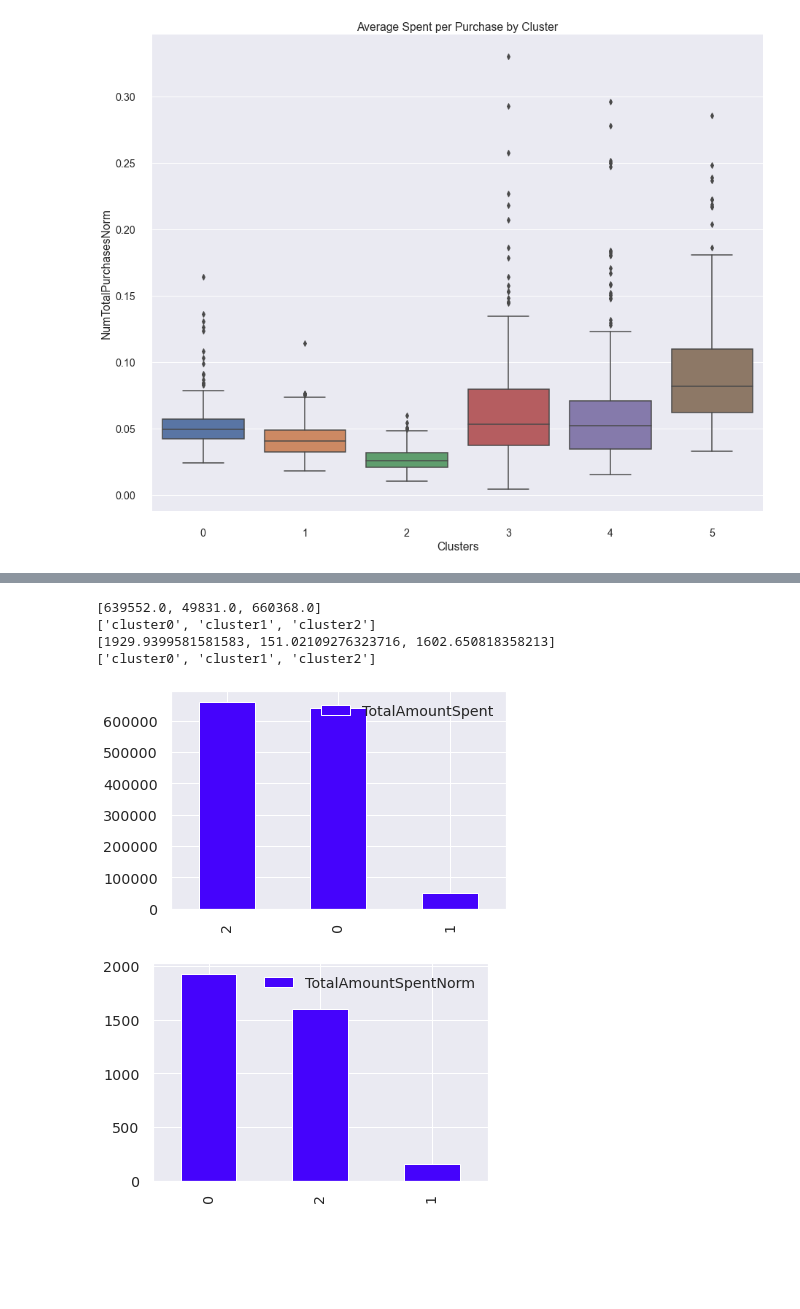
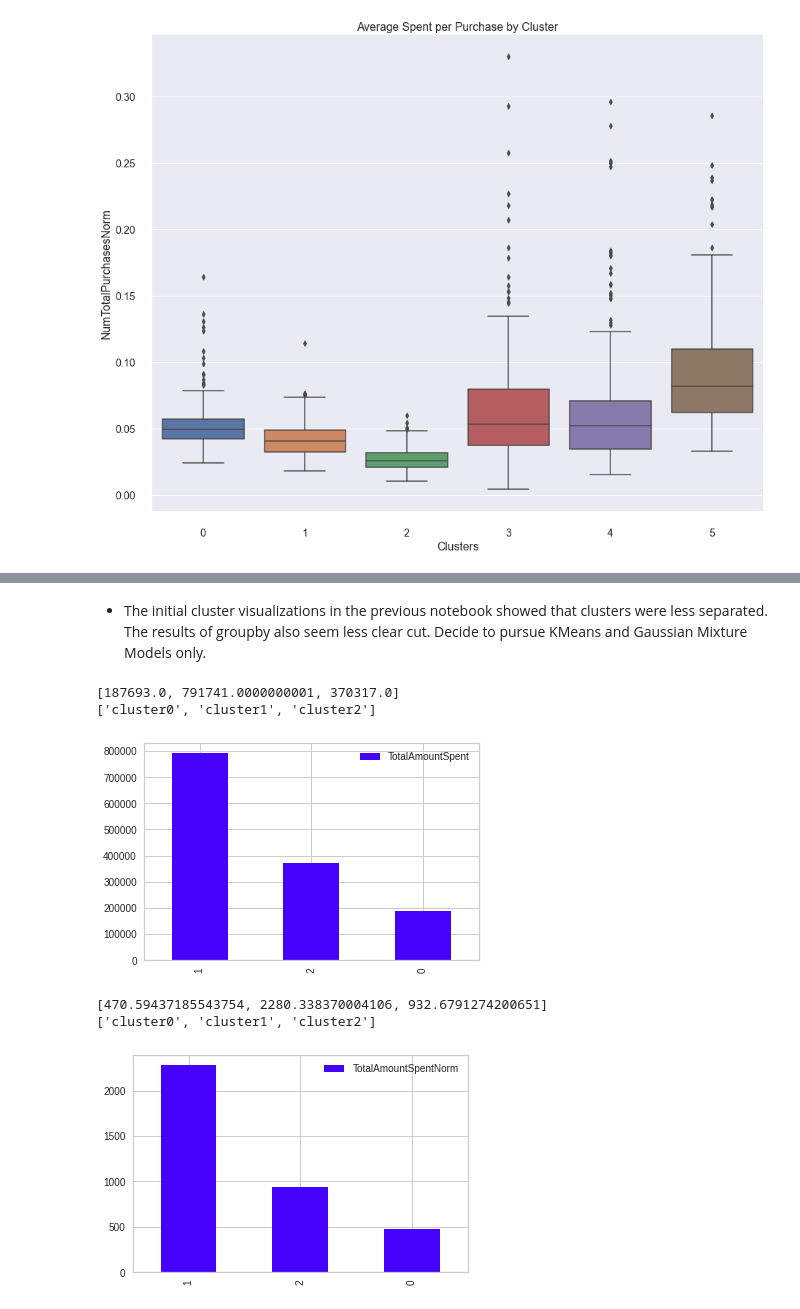
Before and after one commit to dapopov-st/store-customer-segmentation, a Jupyter notebook: 004_Analysis.ipynb, the cells around one changed output, grey strips where cells are left out. Cells and saved outputs as stored; diff of their text form; code cells hidden in the pictures; blank space fills up the shorter version.

Commit message:
add cluster graphs

```diff
--- a/004_Analysis.ipynb
+++ b/004_Analysis.ipynb
@@ -25,0 +28,10 @@ df = pd.read_csv('./data/final_clustered.csv',index_col=0)
+# %%
+df=data[['ID','KM3','GM3','MntTotal', 'MntSpentNorm',
+         'Income','Len_Customer', 'HasChildren',
+          'HasPartner', 'NumChildren','age','AcceptedCmp1',
+          'AcceptedCmp2','AcceptedCmp3', 'AcceptedCmp4', 'AcceptedCmp5','AcceptedCmpTot', 'Response', 'Complain',
+          'Year_Birth', 'Education', 'Marital_Status', 'Kidhome',
+          'Teenhome', 'Dt_Customer', 'Recency', 'MntWines', 'MntFruits',
+          'MntMeatProducts', 'MntFishProducts', 'MntSweetProducts',
+          'MntGoldProds', 'NumTotalPurchases','NumDealsPurchases', 'NumWebPurchases',
+          'NumCatalogPurchases', 'NumStorePurchases', 'NumWebVisitsMonth','Response', 'Complain','KM2', 'AC3', 'AC2', 'GM2','LogIncome',]]
@@ -35,5 +50,0 @@ df.head()
-# %%
-pcas = pd.read_csv('./data/pcas80.csv',index_col=0)
-data= pd.read_csv('./data/marketing_data80.csv')
-
-pcas.head()
@@ -178,23 +218,0 @@ df.describe()
-# %%
-def total_spent_by_cluster(data,cluster_lab, norm=False):
-    norm_lab='Norm' if norm else ""
-
-    n_clusters = data[cluster_lab].nunique()
-
-    cluster_mnt_totals = [[]]*n_clusters
-
-    for i in range(n_clusters):
-        cluster_i=data[data[cluster_lab]==i]
-        cluster_mnt_totals[i] = cluster_i.MntTotal.mean()*len(cluster_i) if not norm else cluster_i.MntSpentNorm.mean()*len(cluster_i)
-
-    print(cluster_mnt_totals)
-
-    columns = ['cluster'+str(i) for i in range(n_clusters)]
-    print(columns)
-
-    df_cluster_mnt_totals = pd.DataFrame([cluster_mnt_totals], columns = ['cluster'+str(i) for i in range(n_clusters)])
-
-    df_cluster_mnt_totals=df_cluster_mnt_totals.T.reset_index().rename({0:f'TotalAmountSpent{norm_lab}'},axis=1)
-
-    df_cluster_mnt_totals.sort_values(f'TotalAmountSpent{norm_lab}', ascending=False).plot.bar(color='#4503fc')
-    #plt.savefig('./figures/total_spent.png')
@@ -951 +573,3 @@ plt.savefig('./figures/avg_per_purchase.png')
+# %%
+LABEL='AC3'
 # %%
@@ -961,10 +585,14 @@ groupsGM.agg(['count', 'sum', 'min', 'max', 'mean', 'std'])
+# %% [markdown]
+- The initial cluster visualizations in the previous notebook showed that clusters were less separated.  The results of groupby also seem less clear cut. Decide to pursue KMeans and Gaussian Mixture Models only.
+# %%
+total_spent_by_cluster(data=df,cluster_lab=LABEL)
+# %% [output]
+[187693.0, 791741.0000000001, 370317.0]
+['cluster0', 'cluster1', 'cluster2']
+[figure, added]
 # %%
-total_spent_by_cluster(data=df,cluster_lab='GM3')
-total_spent_by_cluster(data=df,cluster_lab='GM3',norm=True)
+total_spent_by_cluster(data=df,cluster_lab=LABEL,norm=True)
 # %% [output]
-[639552.0, 49831.0, 660368.0]
+[470.59437185543754, 2280.338370004106, 932.6791274200651]
 ['cluster0', 'cluster1', 'cluster2']
-[1929.9399581581583, 151.02109276323716, 1602.650818358213]
-['cluster0', 'cluster1', 'cluster2']
-[figure, old version]
+[figure, new version]
-[figure, removed]
```
Also changed, not shown: parts of 164 cells of this notebook.
